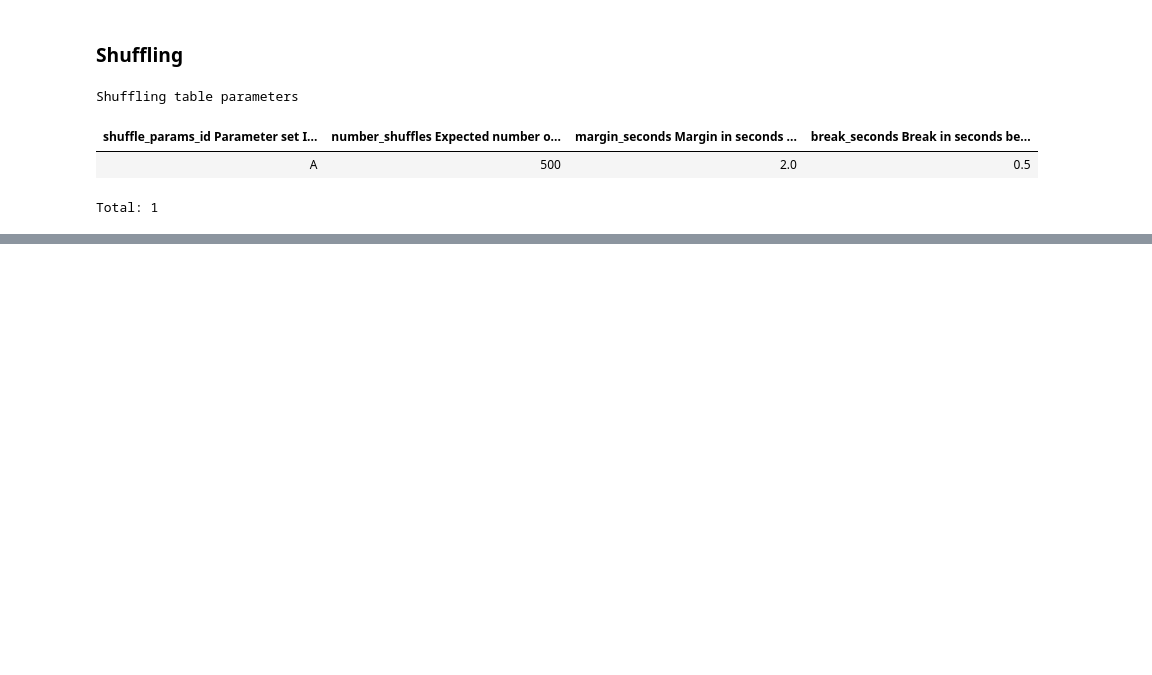
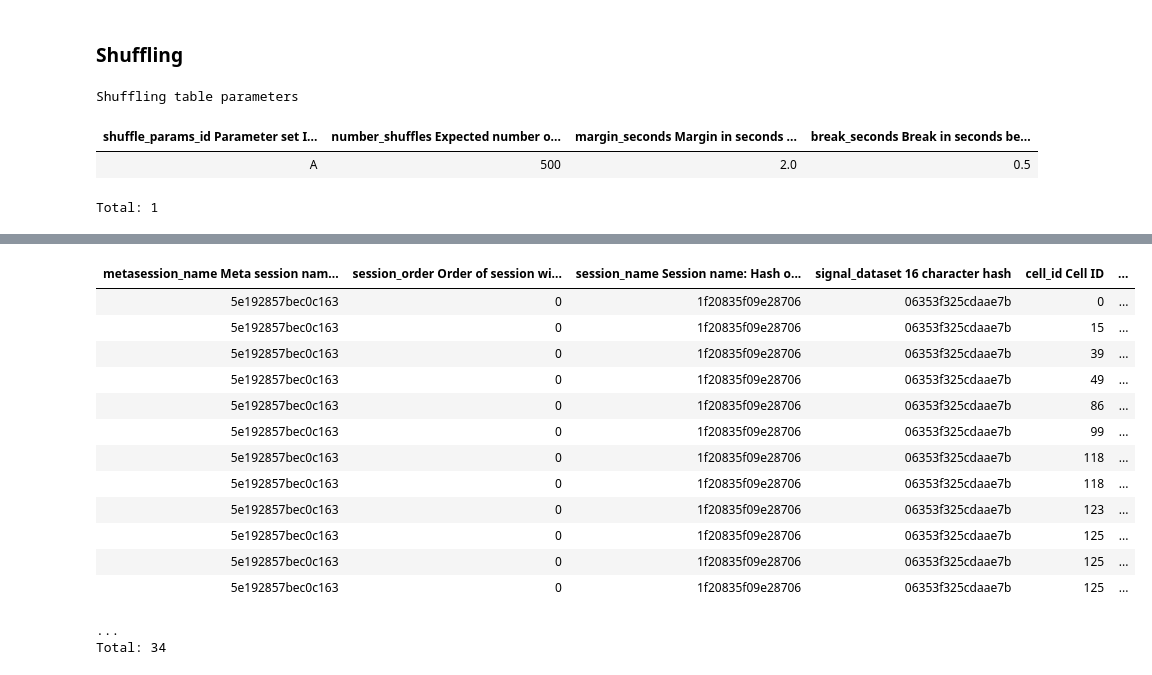
Before and after one commit to horsto/boundary_vector_score, a Jupyter notebook: BVS datajoint imaging.ipynb, the cells around one changed output, grey strips where cells are left out. Saved outputs shown, nothing was run; the diff lists cells and outputs as text; code cells hidden in the pictures; blank space fills up the shorter version.

```diff
--- a/BVS datajoint imaging.ipynb
+++ b/BVS datajoint imaging.ipynb
@@ -102,0 +80,19 @@ for rm in (BVScore * ShuffledBVS.BVS & 'bvs > bvs_99'):
+# %%
+some_bvs = BVScore * ShuffledBVS.BVS & 'bvs > bvs_99' & 'session_name = "1f20835f09e28706"'
+some_bvs
+# %% [output]
+| metasession_name Meta session nam... | session_order Order of session wi... | session_name Session name: Hash o... | signal_dataset 16 character hash | cell_id Cell ID | ... |
+| 5e192857bec0c163 | 0 | 1f20835f09e28706 | 06353f325cdaae7b | 0 | ... |
+| 5e192857bec0c163 | 0 | 1f20835f09e28706 | 06353f325cdaae7b | 15 | ... |
+| 5e192857bec0c163 | 0 | 1f20835f09e28706 | 06353f325cdaae7b | 39 | ... |
+| 5e192857bec0c163 | 0 | 1f20835f09e28706 | 06353f325cdaae7b | 49 | ... |
+| 5e192857bec0c163 | 0 | 1f20835f09e28706 | 06353f325cdaae7b | 86 | ... |
+| 5e192857bec0c163 | 0 | 1f20835f09e28706 | 06353f325cdaae7b | 99 | ... |
+| 5e192857bec0c163 | 0 | 1f20835f09e28706 | 06353f325cdaae7b | 118 | ... |
+| 5e192857bec0c163 | 0 | 1f20835f09e28706 | 06353f325cdaae7b | 118 | ... |
+| 5e192857bec0c163 | 0 | 1f20835f09e28706 | 06353f325cdaae7b | 123 | ... |
+| 5e192857bec0c163 | 0 | 1f20835f09e28706 | 06353f325cdaae7b | 125 | ... |
+| 5e192857bec0c163 | 0 | 1f20835f09e28706 | 06353f325cdaae7b | 125 | ... |
+| 5e192857bec0c163 | 0 | 1f20835f09e28706 | 06353f325cdaae7b | 125 | ... |
+...
+Total: 34
```
Also changed, not shown: parts of 13 cells of this notebook, 2 other files.
